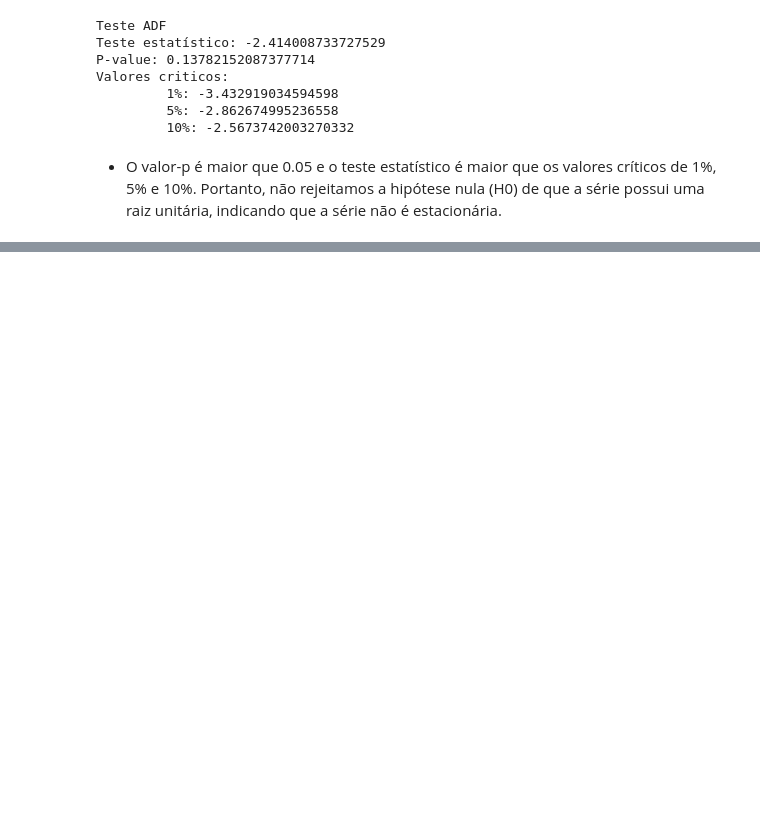
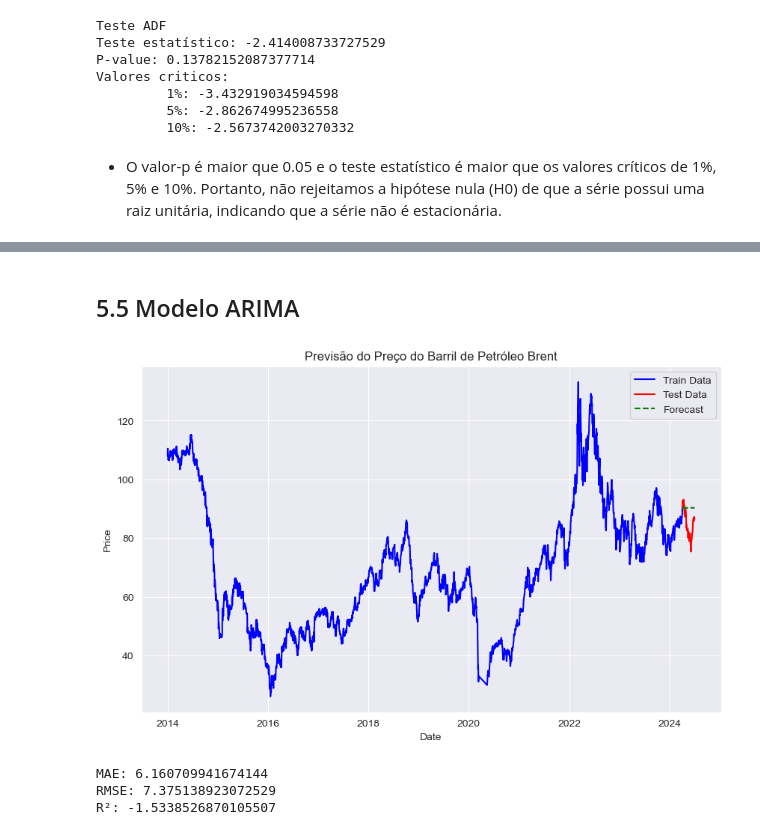
Before and after one commit to leandric/TECH_CHALLENGE_FASE_4, a Jupyter notebook: TECH_CHALLANGE.ipynb, the cells around one changed output, grey strips where cells are left out. Cells and saved outputs as stored; diff of their text form; code cells hidden in the pictures; blank space fills up the shorter version.

```diff
--- a/TECH_CHALLANGE.ipynb
+++ b/TECH_CHALLANGE.ipynb
@@ -545,0 +696,51 @@ test_data.describe()
+# %% [markdown]
+## 5.5 Modelo ARIMA
+# %%
+# Dividir em treino e teste
+intervalo_dias = 60
+train = df[:-intervalo_dias]
+test = df[-intervalo_dias:]
+
+# Ajustar o modelo ARIMA
+model = ARIMA(train['y'], order=(5, 1, 0))  # Ordem (p,d,q) pode ser ajustada
+model_fit = model.fit()
+
+# Fazer previsões
+forecast = model_fit.forecast(steps=intervalo_dias)
+forecast_index = test['ds']
+
+# Plotar os resultados
+fig, ax = plt.subplots(figsize=(10, 6))
+
+# Plotar dados de treino
+ax.plot(train['ds'], train['y'], label='Train Data', color='blue')
+
+# Plotar dados de teste
+ax.plot(test['ds'], test['y'], label='Test Data', color='red')
+
+# Plotar previsões
+ax.plot(forecast_index, forecast, label='Forecast', color='green', linestyle='dashed')
+
+# Adicionar título e legendas
+ax.set_title('Previsão do Preço do Barril de Petróleo Brent')
+ax.set_xlabel('Date')
+ax.set_ylabel('Price')
+ax.legend()
+
+# Mostrar o gráfico
+plt.show()
+
+# Calcular métricas de avaliação
+mae = mean_absolute_error(test['y'], forecast)
+rmse = np.sqrt(mean_squared_error(test['y'], forecast))
+r2 = r2_score(test['y'], forecast)
+
+# Gerar relatório com as métricas de avaliação
+print(f"MAE: {mae}")
+print(f"RMSE: {rmse}")
+print(f"R²: {r2}")
+# %% [output]
+[figure, added]
+MAE: 6.160709941674144
+RMSE: 7.375138923072529
+R²: -1.5338526870105507
```
Also changed, not shown: parts of 17 cells of this notebook, 7 other files.
